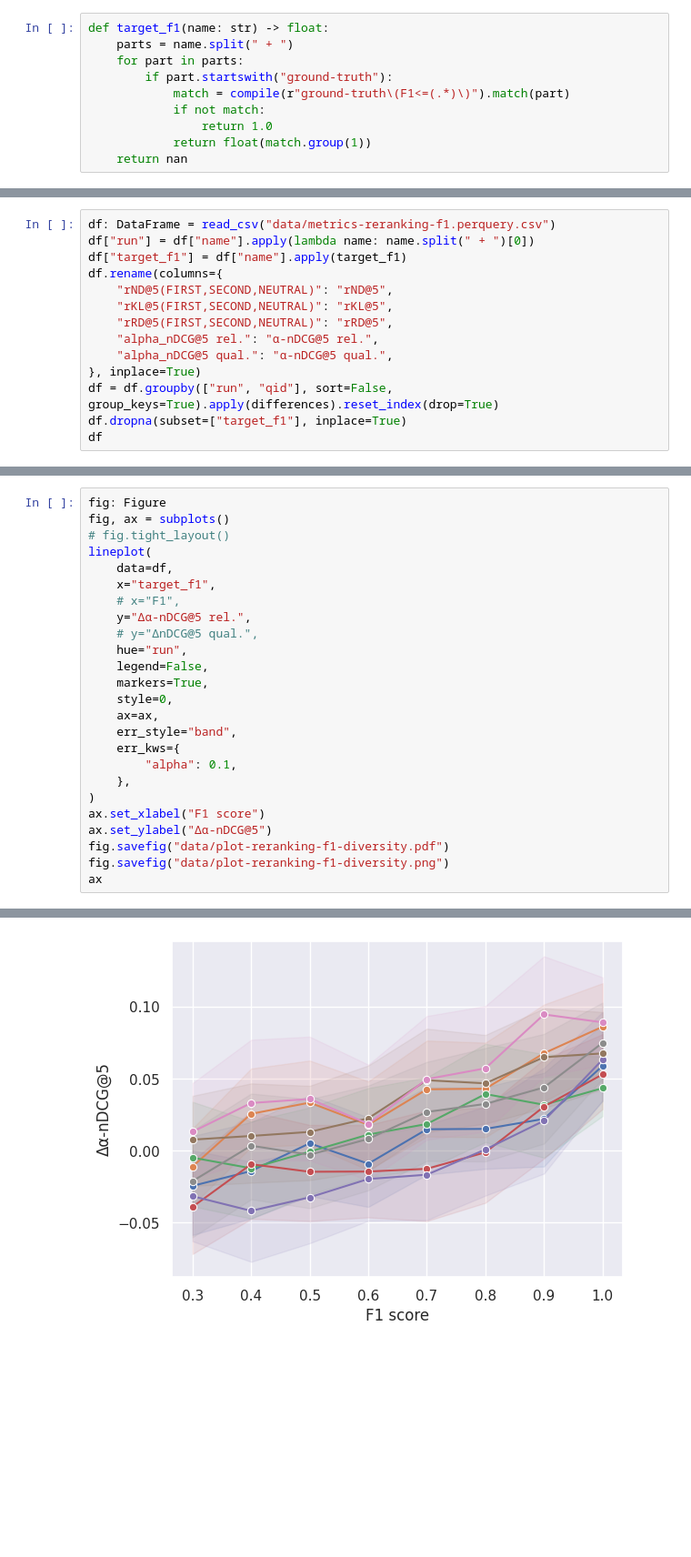
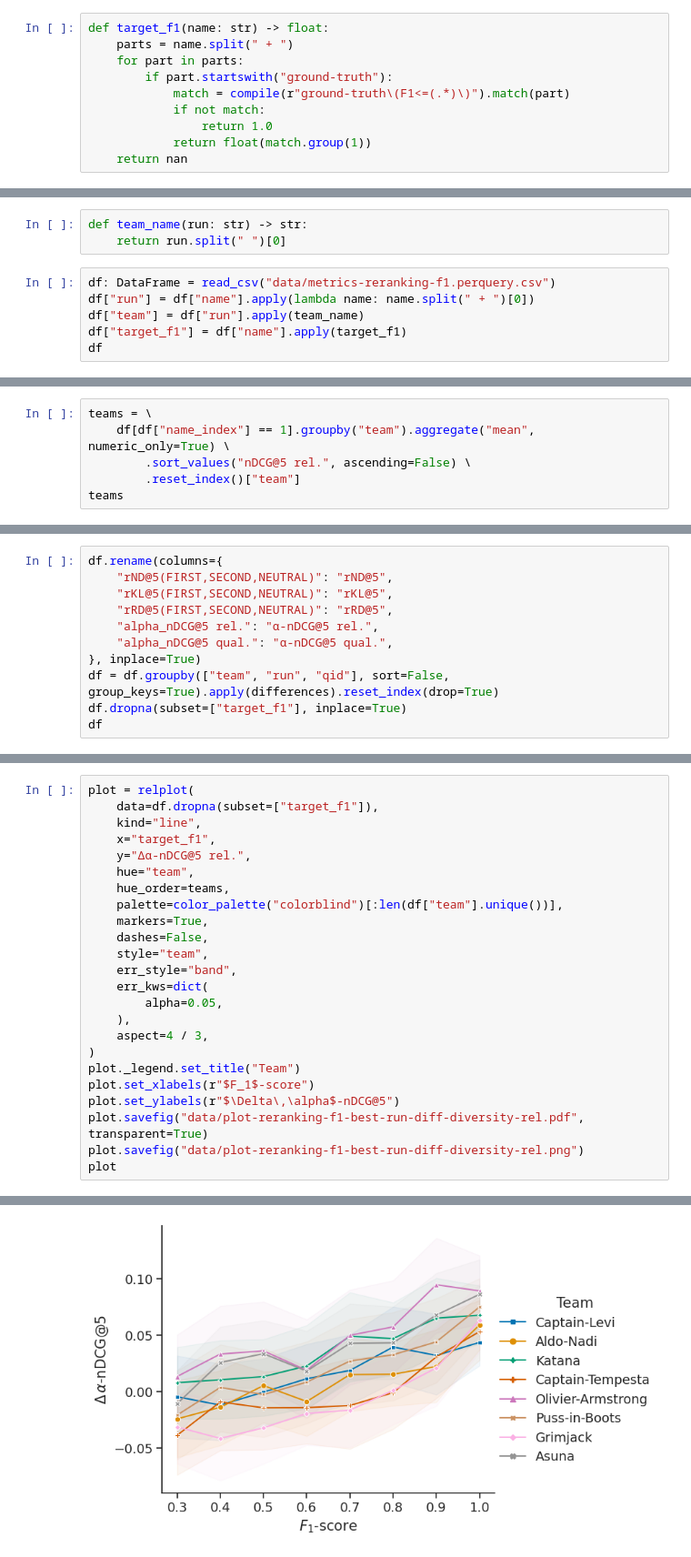
Before and after one commit to webis-de/argmining23-stance-aware-re-ranking, a Jupyter notebook: evaluation_reranking_f1.ipynb, the cells around one changed output, grey strips where cells are left out. Shown at 91% size. Drawn from its saved outputs; the diff is of its cells as text; blank space fills up the shorter version.

```diff
--- a/evaluation_reranking_f1.ipynb
+++ b/evaluation_reranking_f1.ipynb
@@ -25,2 +27,11 @@ def differences(df: DataFrame) -> DataFrame:
         df[f"Δ{measure_column}"] = df[measure_column] - baseline[measure_column]
     return df
+# %%
+def team_name(run: str) -> str:
+    return run.split(" ")[0]
+# %%
+df: DataFrame = read_csv("data/metrics-reranking-f1.perquery.csv")
+df["run"] = df["name"].apply(lambda name: name.split(" + ")[0])
+df["team"] = df["run"].apply(team_name)
+df["target_f1"] = df["name"].apply(target_f1)
+df
@@ -26,0 +52,6 @@ def differences(df: DataFrame) -> DataFrame:
+# %%
+teams = \
+    df[df["name_index"] == 1].groupby("team").aggregate("mean", numeric_only=True) \
+        .sort_values("nDCG@5 rel.", ascending=False) \
+        .reset_index()["team"]
+teams
@@ -27,7 +68,4 @@ def differences(df: DataFrame) -> DataFrame:
 # %%
-df: DataFrame = read_csv("data/metrics-reranking-f1.perquery.csv")
-df["run"] = df["name"].apply(lambda name: name.split(" + ")[0])
-df["target_f1"] = df["name"].apply(target_f1)
 df.rename(columns={
     "rND@5(FIRST,SECOND,NEUTRAL)": "rND@5",
     "rKL@5(FIRST,SECOND,NEUTRAL)": "rKL@5",
@@ -35,7 +73,7 @@ df.rename(columns={
     "alpha_nDCG@5 rel.": "α-nDCG@5 rel.",
     "alpha_nDCG@5 qual.": "α-nDCG@5 qual.",
 }, inplace=True)
-df = df.groupby(["run", "qid"], sort=False, group_keys=True).apply(differences).reset_index(drop=True)
+df = df.groupby(["team", "run", "qid"], sort=False, group_keys=True).apply(differences).reset_index(drop=True)
 df.dropna(subset=["target_f1"], inplace=True)
 df
 # %% [output]
@@ -83,26 +132,25 @@ ax
 # %%
-fig: Figure
-fig, ax = subplots()
-# fig.tight_layout()
-lineplot(
-    data=df,
+plot = relplot(
+    data=df.dropna(subset=["target_f1"]),
+    kind="line",
     x="target_f1",
-    # x="F1",
     y="Δα-nDCG@5 rel.",
-    # y="ΔnDCG@5 qual.",
-    hue="run",
-    legend=False,
+    hue="team",
+    hue_order=teams,
+    palette=color_palette("colorblind")[:len(df["team"].unique())],
     markers=True,
-    style=0,
-    ax=ax,
+    dashes=False,
+    style="team",
     err_style="band",
-    err_kws={
-        "alpha": 0.1,
-    },
+    err_kws=dict(
+        alpha=0.05,
+    ),
+    aspect=4 / 3,
 )
-ax.set_xlabel("F1 score")
-ax.set_ylabel("Δα-nDCG@5")
-fig.savefig("data/plot-reranking-f1-diversity.pdf")
-fig.savefig("data/plot-reranking-f1-diversity.png")
-ax
+plot._legend.set_title("Team")
+plot.set_xlabels(r"$F_1$-score")
+plot.set_ylabels(r"$\Delta\,\alpha$-nDCG@5")
+plot.savefig("data/plot-reranking-f1-best-run-diff-diversity-rel.pdf", transparent=True)
+plot.savefig("data/plot-reranking-f1-best-run-diff-diversity-rel.png")
+plot
 # %% [output]
@@ -110,2 +158,2 @@ ax
-[figure, old version]
+[figure, new version]
 # %%
```
Also changed, not shown: parts of 18 cells of this notebook, 1 other file.
